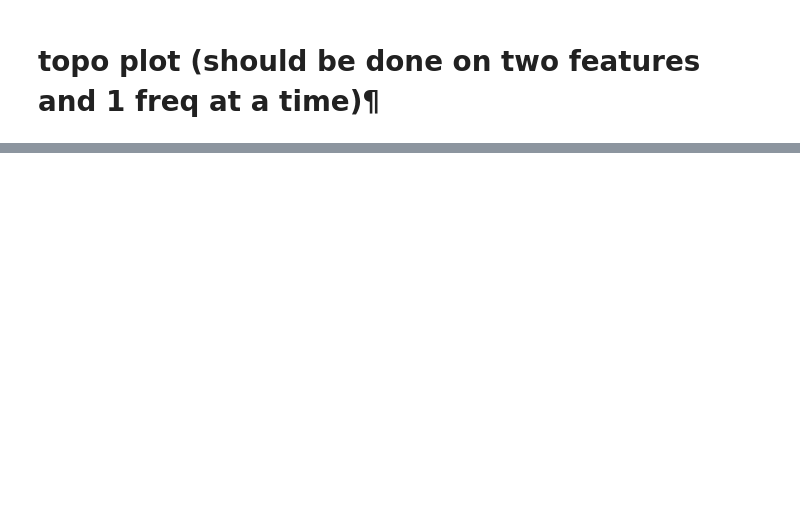
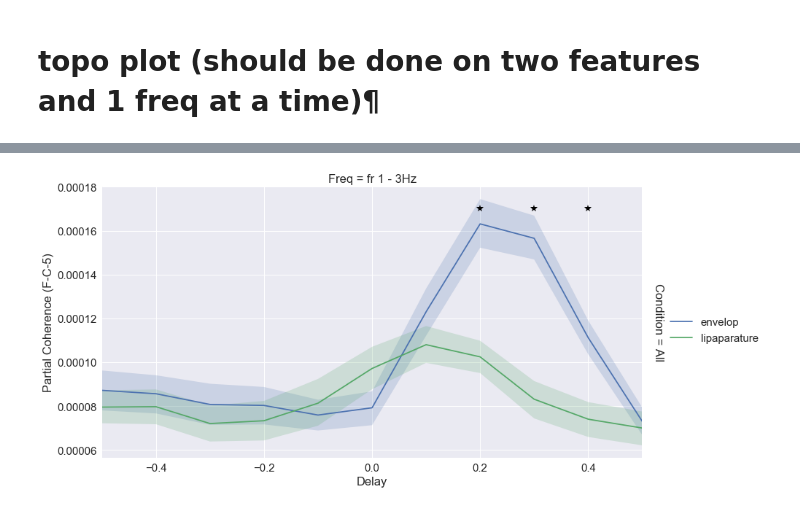
Before and after one commit to sankar-mukherjee/entrainment_python, a Jupyter notebook: partialCoherence_investigate.ipynb, the cells around one changed output, grey strips where cells are left out. Drawn from its saved outputs; the diff is of its cells as text; code cells hidden in the pictures; blank space fills up the shorter version.

Commit message:
update partial coherence

```diff
--- a/partialCoherence_investigate.ipynb
+++ b/partialCoherence_investigate.ipynb
@@ -124,10 +146,12 @@ condition = ['All']
 
 delay = np.arange(-5,6) / 10
 
-a = data.loc[features,Removedfeatures,freq_band,condition,delay,subject_name]['partialCoh']
+column_name = 'FC5'
+
+a = data.loc[features,Removedfeatures,freq_band,condition,delay,subject_name][column_name]
 a = pd.DataFrame(a.reset_index())
 
 g = sns.FacetGrid(a, col="Freq", row="Condition",col_order=freq_band , margin_titles=True,size=6)
-b = g.map_dataframe(sns.tsplot, time="Delay", unit="Subject",condition="Feature", value="partialCoh",color="deep").add_legend()
+b = g.map_dataframe(sns.tsplot, time="Delay", unit="Subject",condition="Feature", value=column_name,color="deep").add_legend()
 b = b.set_xlabels('Delay')
-b = b.set_ylabels('Partial Coherence')
+b = b.set_ylabels('Partial Coherence ('+column_name+')')
@@ -166,7 +179,7 @@ freq_band = ['Delta 1 - 3Hz','Theta 4 - 7Hz','Alpha 8 - 12Hz','Beta 13 - 25Hz','
 #freq_band = ['fr 1 - 3Hz', 'fr 2 - 4Hz', 'fr 3 - 5Hz', 'fr 4 - 6Hz','fr 5 - 7Hz', 'fr 6 - 8Hz', 'fr 7 - 9Hz', 'fr 8 - 10Hz',
 # 'fr 9 - 11Hz', 'fr 10 - 12Hz']
 
-freq_band = ['fr 4 - 6Hz']
+freq_band = ['fr 1 - 3Hz']
 
 features = ['envelop','jawaopening','lipaparature','lipProtrusion','TTCD','TMCD','TBCD']
 features = ['envelop','lipaparature']
@@ -208,4 +217,0 @@ plt.colorbar(sm, ticks=np.linspace(vmin,vmax,5),cax=cbar_ax)
-# %%
-a = data.loc[features,Removedfeatures,freq_band,condition,delay,subject_name]['Data']
-a = pd.DataFrame(a.reset_index())
-a.head()
@@ -212,3 +270,48 @@ a.head()
+# %%
+find_value = lambda searchList, elem: [[i for i, x in enumerate(searchList) if x == e] for e in elem]
+i = find_value(info.ch_names,column_name)
+i = np.asanyarray(aa).flatten()
+a  = data['Data'].apply(lambda x: np.mean(x[i]))
+data['partialCoh'] = pd.Series(a, index=data.index)
+# %%
+freq_band = ['Delta 1 - 3Hz','Theta 4 - 7Hz','Alpha 8 - 12Hz','Beta 13 - 25Hz','Gamma 30 - 40Hz']
+freq_band = [ 'fr 1 - 3Hz']
+#freq_band = ['fr 1 - 3Hz', 'fr 2 - 4Hz', 'fr 3 - 5Hz', 'fr 4 - 6Hz','fr 5 - 7Hz', 'fr 6 - 8Hz', 'fr 7 - 9Hz', 'fr 8 - 10Hz',
+# 'fr 9 - 11Hz', 'fr 10 - 12Hz']
+
+features = ['envelop','jawaopening','lipaparature','lipProtrusion','TTCD','TMCD','TBCD']
+
+features = ['envelop','lipaparature']
+Removedfeatures = ['envelop','lipaparature']
+
+feat_comb = (['envelop','lipaparature'],['lipaparature','envelop'])
+
+condition = ['Hyper','Normal','Hypo','All']
+condition = ['All']
+
+delay = np.arange(-5,6) / 10
+
+column_name = ('FC5')
+
+
+
+a = data.loc[features,Removedfeatures,freq_band,condition,delay,subject_name]['partialCoh']
+a = pd.DataFrame(a.reset_index())
+
+# permutation stat
+numSamples = 10000
+P = get_P_value_adaptive(data,feat_comb,freq_band,condition,delay,numSamples)
+x = P[P['p-value'] <= 0.05]['Delay'].get_values()
+y = np.repeat(0.00017,len(x))
+
+g = sns.FacetGrid(a, col="Freq", row="Condition",col_order=freq_band , margin_titles=True,size=6,aspect=2)
+b = g.map_dataframe(sns.tsplot, time="Delay", unit="Subject",condition="Feature", value='partialCoh',color="deep").add_legend()
+b = b.set_xlabels('Delay')
+b = b.set_ylabels('Partial Coherence ('+'-'.join(column_name)+')')
+# mark the signifiancant point
+x = plt.plot(x,y, marker='*', color='k',markersize=10,linestyle='')
+# %% [output]
+[figure, added]
 # %%
 def get_coherence_value_delay(data,name,subject_name,delay,condition):
     D = []
```
Also changed, not shown: parts of 9 cells of this notebook, 1 other file.
